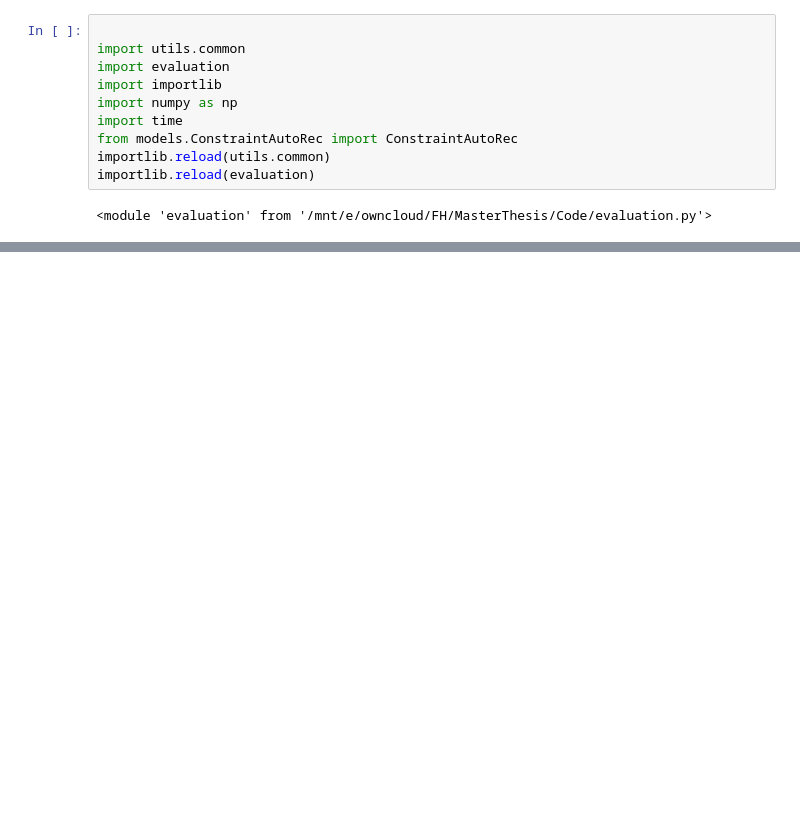
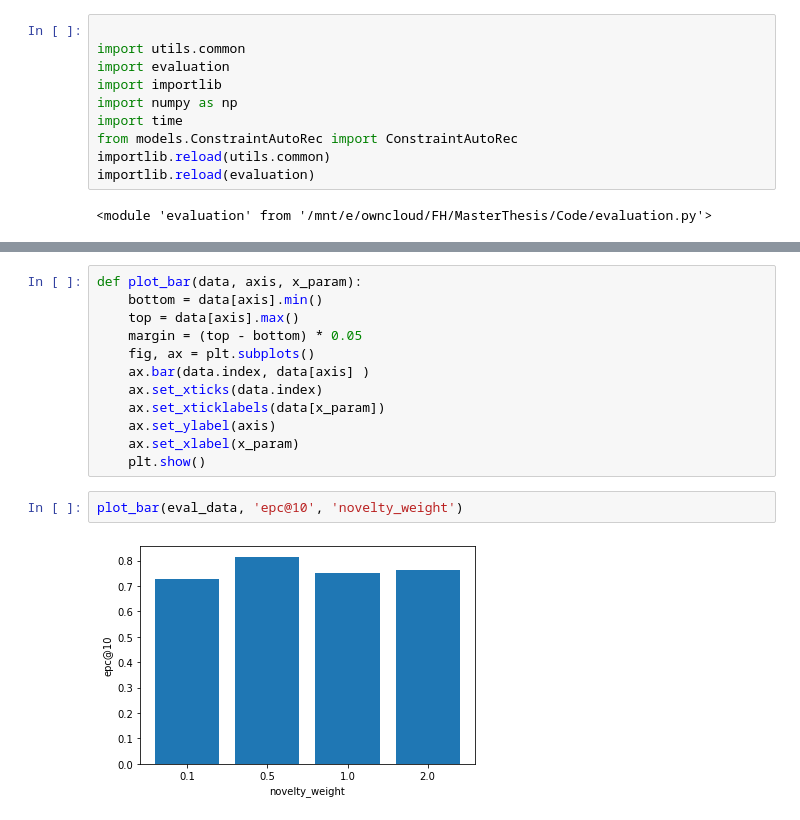
Before and after one commit to HennerM/rs-ml-with-constraints, a Jupyter notebook: EvaluationNotebook.ipynb, the cells around one changed output, grey strips where cells are left out. Drawn from its saved outputs; the diff is of its cells as text; blank space fills up the shorter version.

```diff
--- a/EvaluationNotebook.ipynb
+++ b/EvaluationNotebook.ipynb
@@ -107,0 +72,16 @@ model.__dict__['epochs']
+# %%
+def plot_bar(data, axis, x_param):
+    bottom = data[axis].min()
+    top = data[axis].max()
+    margin = (top - bottom) * 0.05
+    fig, ax = plt.subplots()
+    ax.bar(data.index, data[axis] )
+    ax.set_xticks(data.index)
+    ax.set_xticklabels(data[x_param])
+    ax.set_ylabel(axis)
+    ax.set_xlabel(x_param)
+    plt.show()
+# %%
+plot_bar(eval_data, 'epc@10', 'novelty_weight')
+# %% [output]
+[figure, added]
```
Also changed, not shown: parts of 11 cells of this notebook, 1 other file.
